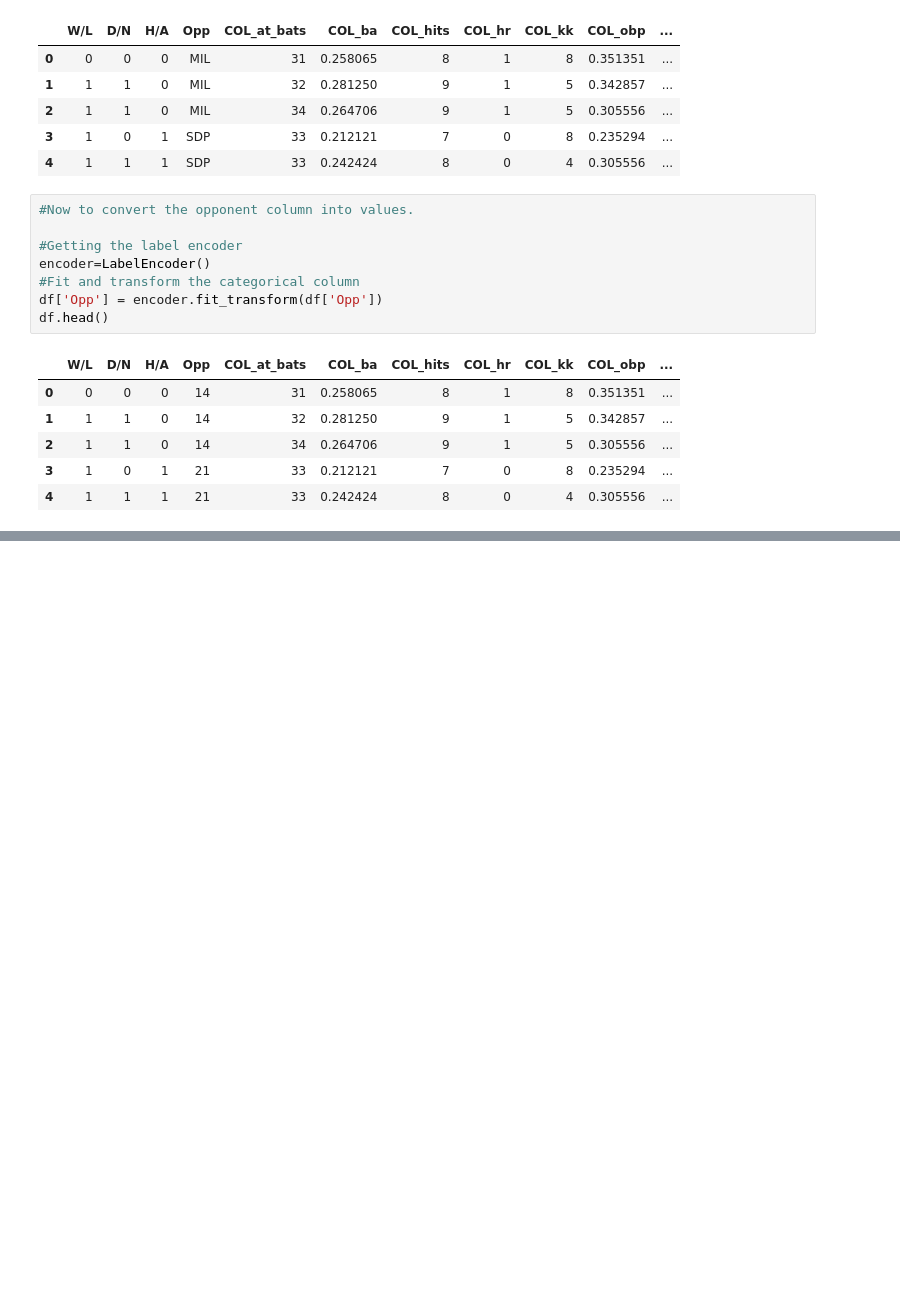
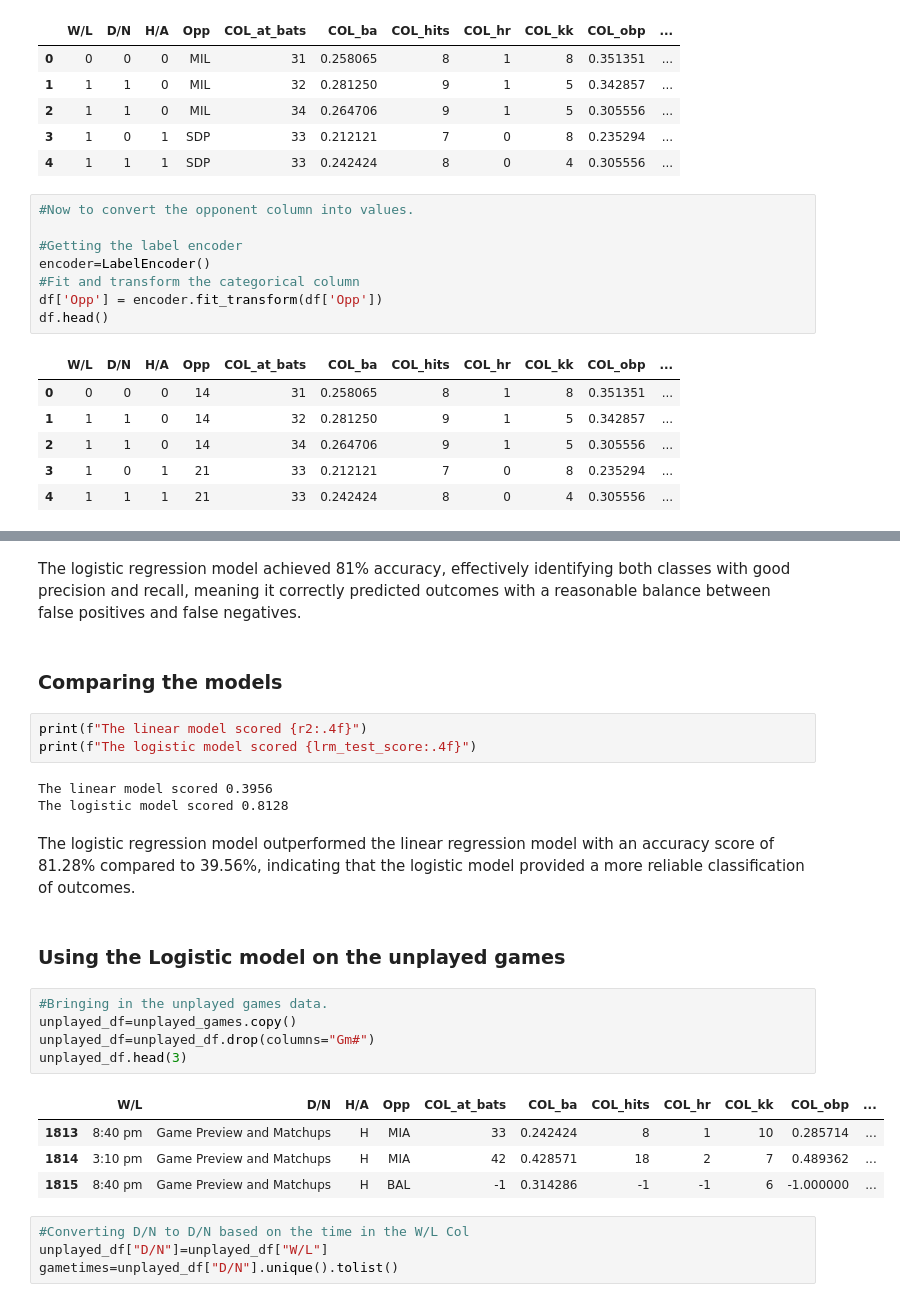
Before and after one commit to cassydm/rockies_moneyball_part-deux, a Jupyter notebook: Project 2/Cassy_ML.ipynb, the cells around one changed output, grey strips where cells are left out. Cells and saved outputs as stored; diff of their text form; blank space fills up the shorter version.

```diff
--- a/Project 2/Cassy_ML.ipynb
+++ b/Project 2/Cassy_ML.ipynb
@@ -155,0 +197,28 @@ X_train, X_test, y_train, y_test = train_test_split(X, y,random_state=69)
+# %% [markdown]
+The logistic regression model achieved 81% accuracy, effectively identifying both classes with good precision and recall, meaning it correctly predicted outcomes with a reasonable balance between false positives and false negatives.
+# %% [markdown]
+### Comparing the models
+# %%
+print(f"The linear model scored {r2:.4f}")
+print(f"The logistic model scored {lrm_test_score:.4f}")
+# %% [output]
+The linear model scored 0.3956
+The logistic model scored 0.8128
+# %% [markdown]
+The logistic regression model outperformed the linear regression model with an accuracy score of 81.28% compared to 39.56%, indicating that the logistic model provided a more reliable classification of outcomes.
+# %% [markdown]
+### Using the Logistic model on the unplayed games
+# %%
+#Bringing in the unplayed games data.
+unplayed_df=unplayed_games.copy()
+unplayed_df=unplayed_df.drop(columns="Gm#")
+unplayed_df.head(3)
+# %% [output]
+|  | W/L | D/N | H/A | Opp | COL_at_bats | COL_ba | COL_hits | COL_hr | COL_kk | COL_obp | ... |
+| 1813 | 8:40 pm | Game Preview and Matchups | H | MIA | 33 | 0.242424 | 8 | 1 | 10 | 0.285714 | ... |
+| 1814 | 3:10 pm | Game Preview and Matchups | H | MIA | 42 | 0.428571 | 18 | 2 | 7 | 0.489362 | ... |
+| 1815 | 8:40 pm | Game Preview and Matchups | H | BAL | -1 | 0.314286 | -1 | -1 | 6 | -1.000000 | ... |
+# %%
+#Converting D/N to D/N based on the time in the W/L Col
+unplayed_df["D/N"]=unplayed_df["W/L"]
+gametimes=unplayed_df["D/N"].unique().tolist()
```
Also changed, not shown: parts of 23 cells of this notebook.
